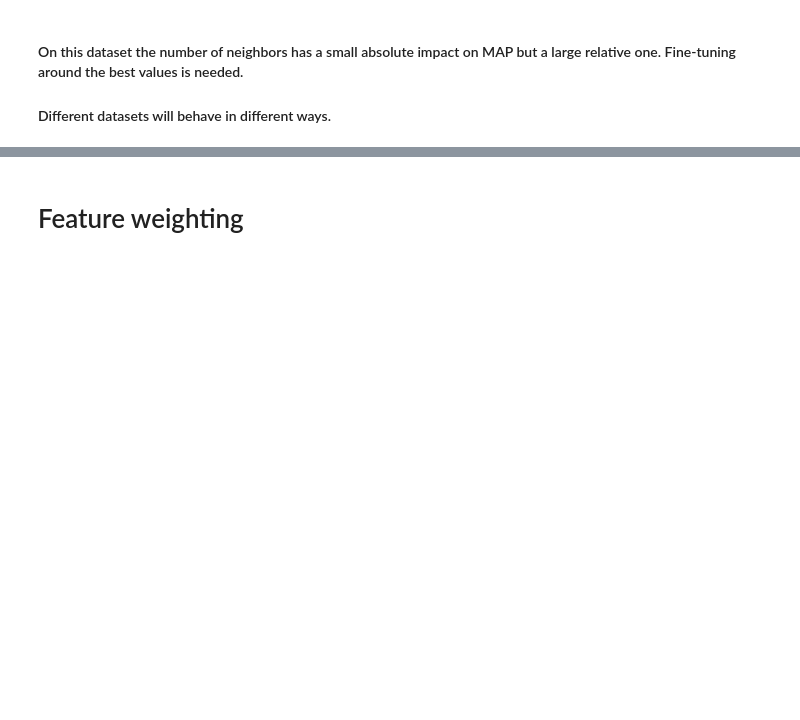
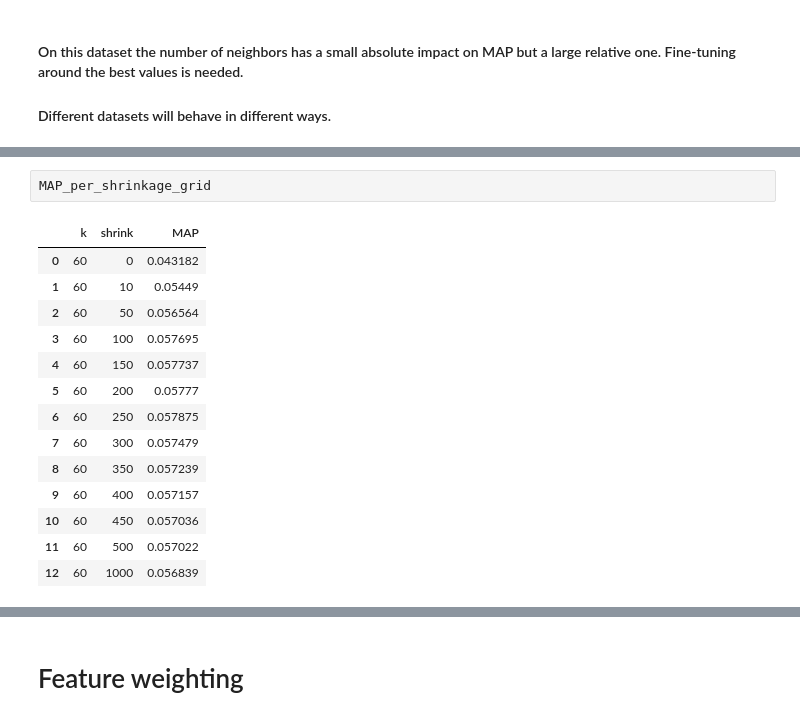
Before and after one commit to MaurizioFD/RecSys_Course_AT_PoliMi, a Jupyter notebook: Practice 03 - Content Based Filtering.ipynb, the cells around one changed output, grey strips where cells are left out. Drawn from its saved outputs; the diff is of its cells as text; blank space fills up the shorter version.

```diff
--- a/Practice 03 - Content Based Filtering.ipynb
+++ b/Practice 03 - Content Based Filtering.ipynb
@@ -666,0 +730,17 @@ pyplot.show()
+# %%
+MAP_per_shrinkage_grid
+# %% [output]
+|  | k | shrink | MAP |
+| 0 | 60 | 0 | 0.043182 |
+| 1 | 60 | 10 | 0.05449 |
+| 2 | 60 | 50 | 0.056564 |
+| 3 | 60 | 100 | 0.057695 |
+| 4 | 60 | 150 | 0.057737 |
+| 5 | 60 | 200 | 0.05777 |
+| 6 | 60 | 250 | 0.057875 |
+| 7 | 60 | 300 | 0.057479 |
+| 8 | 60 | 350 | 0.057239 |
+| 9 | 60 | 400 | 0.057157 |
+| 10 | 60 | 450 | 0.057036 |
+| 11 | 60 | 500 | 0.057022 |
+| 12 | 60 | 1000 | 0.056839 |
```
Also changed, not shown: parts of 44 cells of this notebook.
